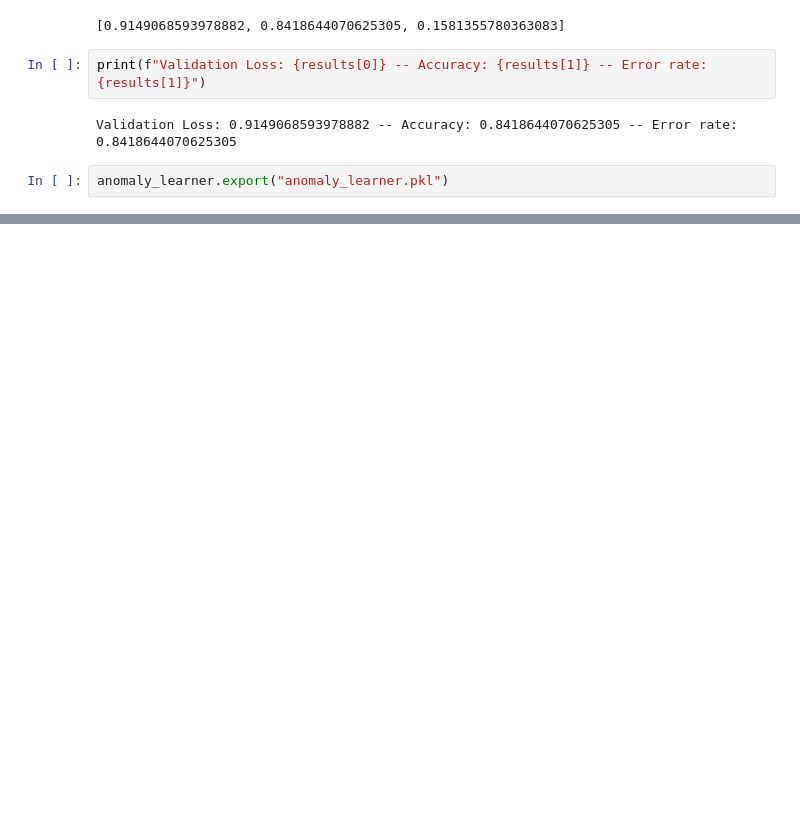
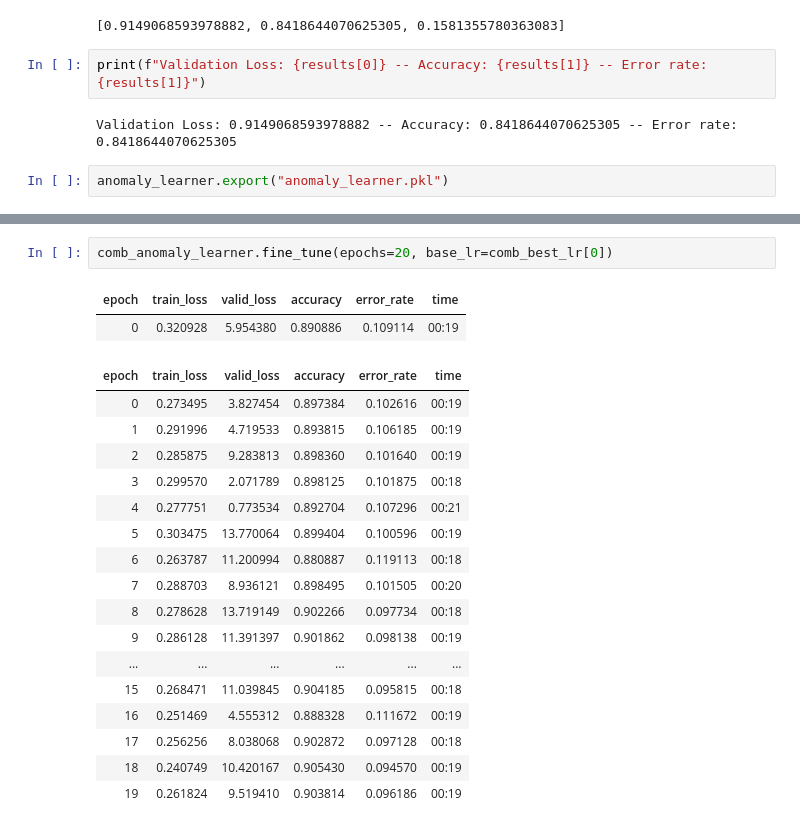
Before and after one commit to Eddy-Emmanuel/Anomaly-Detection-FastAI, a Jupyter notebook: Anomaly_Detection.ipynb, the cells around one changed output, grey strips where cells are left out. Cells and saved outputs as stored; diff of their text form; blank space fills up the shorter version.

```diff
--- a/Anomaly_Detection.ipynb
+++ b/Anomaly_Detection.ipynb
@@ -350,0 +390,22 @@ anomaly_learner.export("anomaly_learner.pkl")
+# %%
+comb_anomaly_learner.fine_tune(epochs=20, base_lr=comb_best_lr[0])
+# %% [output]
+| epoch | train_loss | valid_loss | accuracy | error_rate | time |
+| 0 | 0.320928 | 5.954380 | 0.890886 | 0.109114 | 00:19 |
+| epoch | train_loss | valid_loss | accuracy | error_rate | time |
+| 0 | 0.273495 | 3.827454 | 0.897384 | 0.102616 | 00:19 |
+| 1 | 0.291996 | 4.719533 | 0.893815 | 0.106185 | 00:19 |
+| 2 | 0.285875 | 9.283813 | 0.898360 | 0.101640 | 00:19 |
+| 3 | 0.299570 | 2.071789 | 0.898125 | 0.101875 | 00:18 |
+| 4 | 0.277751 | 0.773534 | 0.892704 | 0.107296 | 00:21 |
+| 5 | 0.303475 | 13.770064 | 0.899404 | 0.100596 | 00:19 |
+| 6 | 0.263787 | 11.200994 | 0.880887 | 0.119113 | 00:18 |
+| 7 | 0.288703 | 8.936121 | 0.898495 | 0.101505 | 00:20 |
+| 8 | 0.278628 | 13.719149 | 0.902266 | 0.097734 | 00:18 |
+| 9 | 0.286128 | 11.391397 | 0.901862 | 0.098138 | 00:19 |
+| ... | ... | ... | ... | ... | ... |
+| 15 | 0.268471 | 11.039845 | 0.904185 | 0.095815 | 00:18 |
+| 16 | 0.251469 | 4.555312 | 0.888328 | 0.111672 | 00:19 |
+| 17 | 0.256256 | 8.038068 | 0.902872 | 0.097128 | 00:18 |
+| 18 | 0.240749 | 10.420167 | 0.905430 | 0.094570 | 00:19 |
+| 19 | 0.261824 | 9.519410 | 0.903814 | 0.096186 | 00:19 |
```
Also changed, not shown: parts of 11 cells of this notebook.
